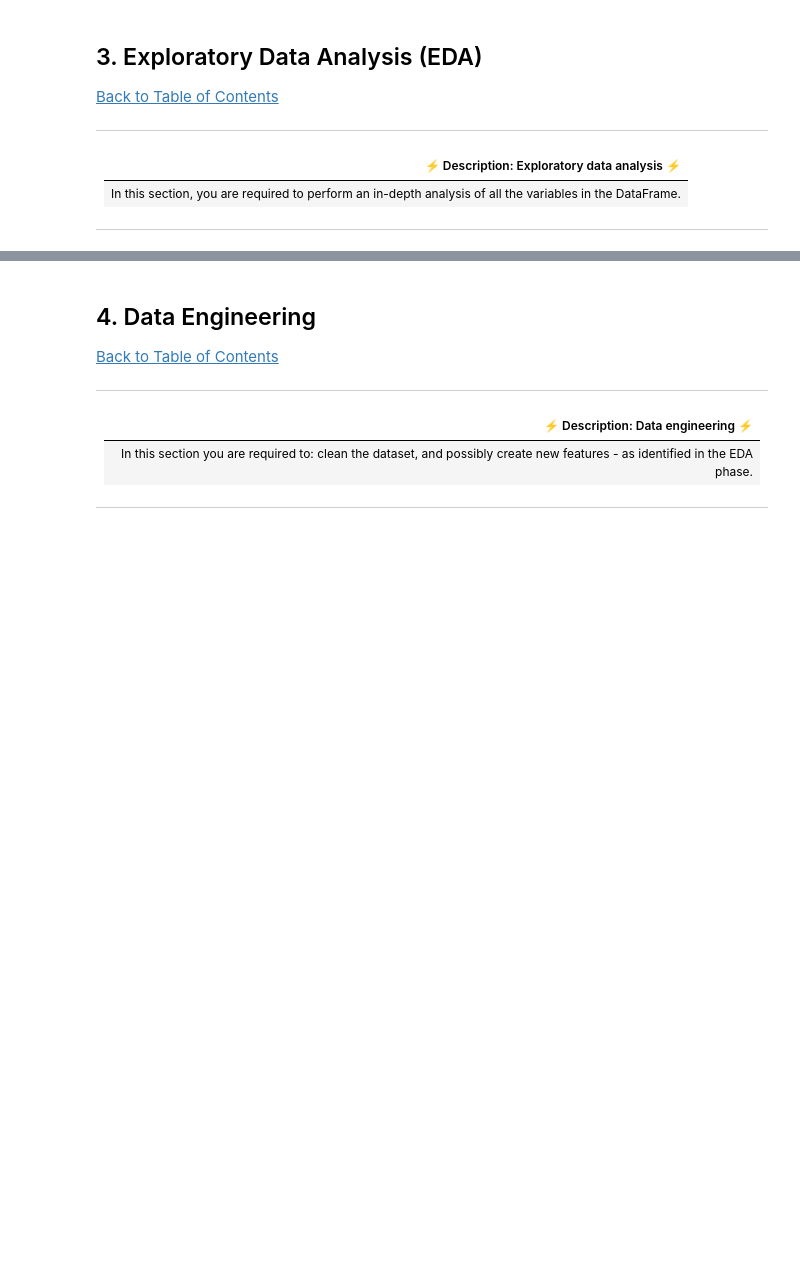
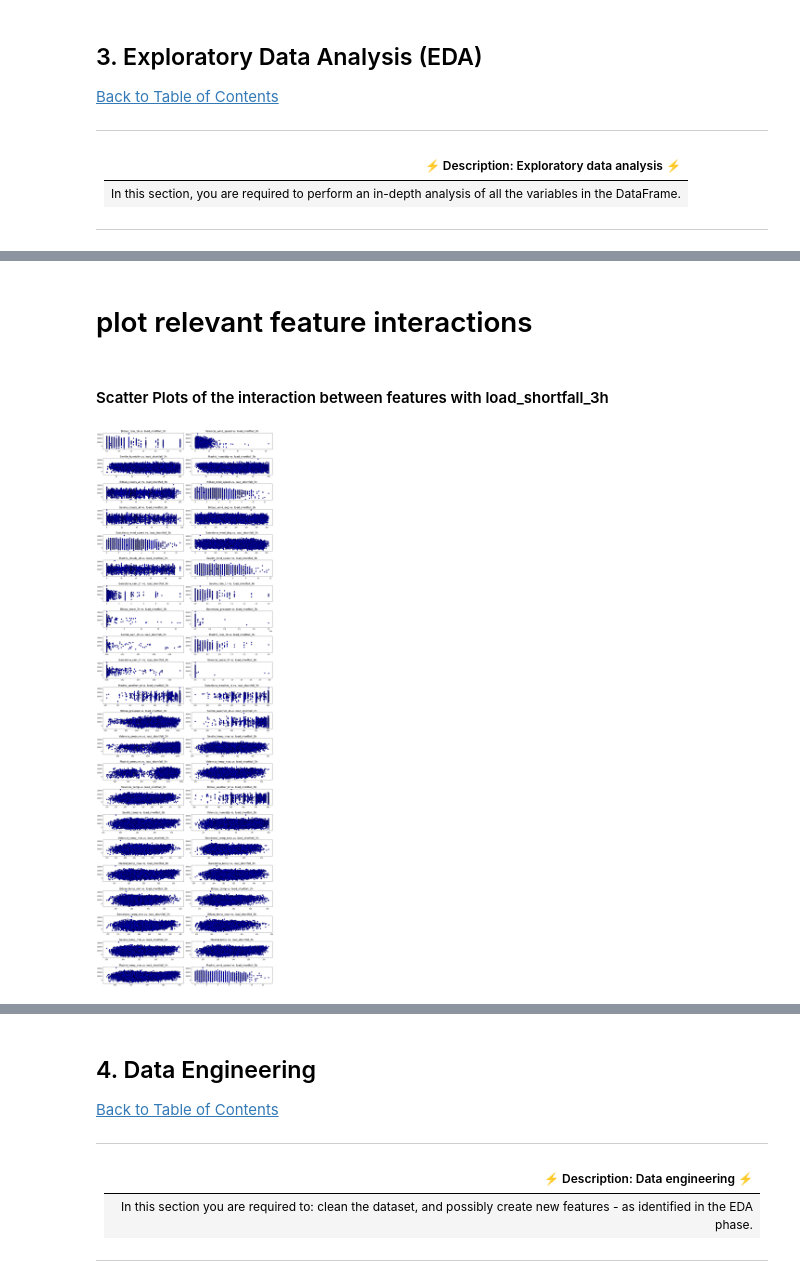
Before and after one commit to Explore-AI/load-shortfall-regression-predict-api, a Jupyter notebook: starter-notebook.ipynb, the cells around one changed output, grey strips where cells are left out. Saved outputs shown, nothing was run; the diff lists cells and outputs as text; code cells hidden in the pictures; blank space fills up the shorter version.

```diff
--- a/starter-notebook.ipynb
+++ b/starter-notebook.ipynb
@@ -147,0 +274,21 @@ df.
+# %% [markdown]
+# plot relevant feature interactions
+# %% [markdown]
+#### Scatter Plots of the interaction between features with load_shortfall_3h
+# %%
+#We ascertain that only numerical variables show in this plot
+num_df = df.select_dtypes(include=['number'])
+num_df.head(10)
+
+# ....then the plot
+fig, axs = plt.subplots(22,2, figsize=(16,50),)
+fig.subplots_adjust(hspace = 0.5, wspace=.2)
+axs = axs.ravel()
+
+for index, column in enumerate(num_df.columns[0:44]):
+    axs[index-1].set_title("{} vs. load_shortfall_3h".format(column),fontsize=16)
+    axs[index-1].scatter(x=num_df[column],y=num_df['load_shortfall_3h'],color='blue',edgecolor='k')
+
+fig.tight_layout(pad=1)
+# %% [output]
+[figure, added]
```
Also changed, not shown: parts of 81 cells of this notebook, 2 other files.
